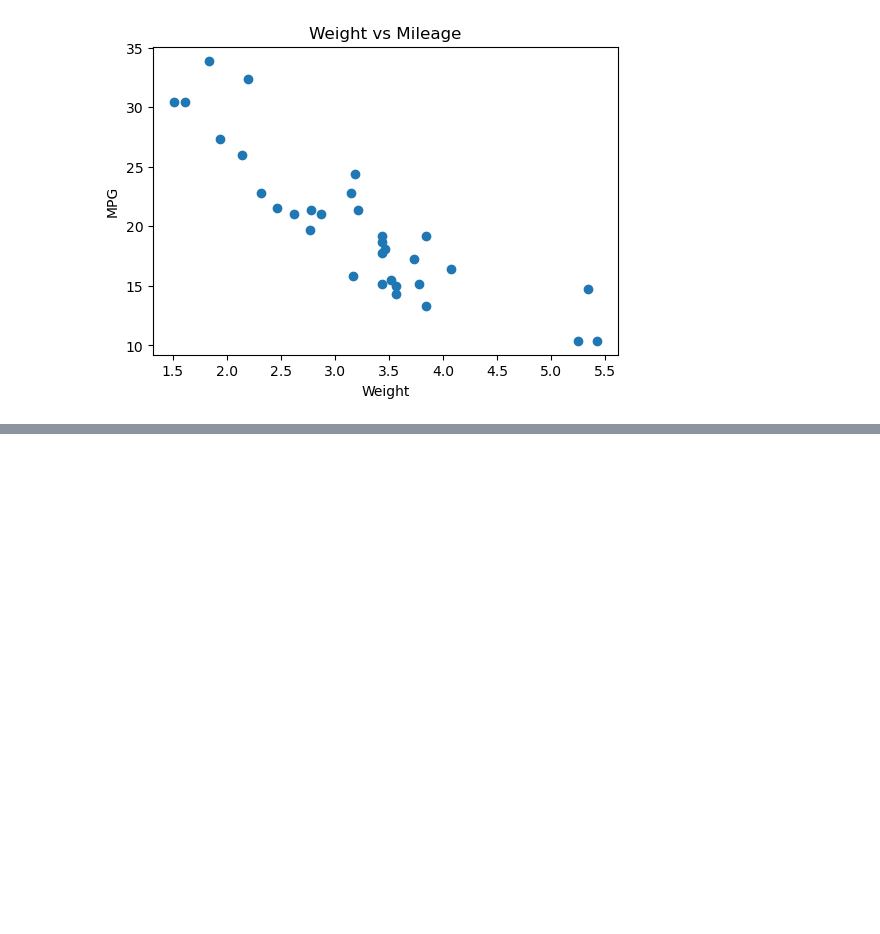
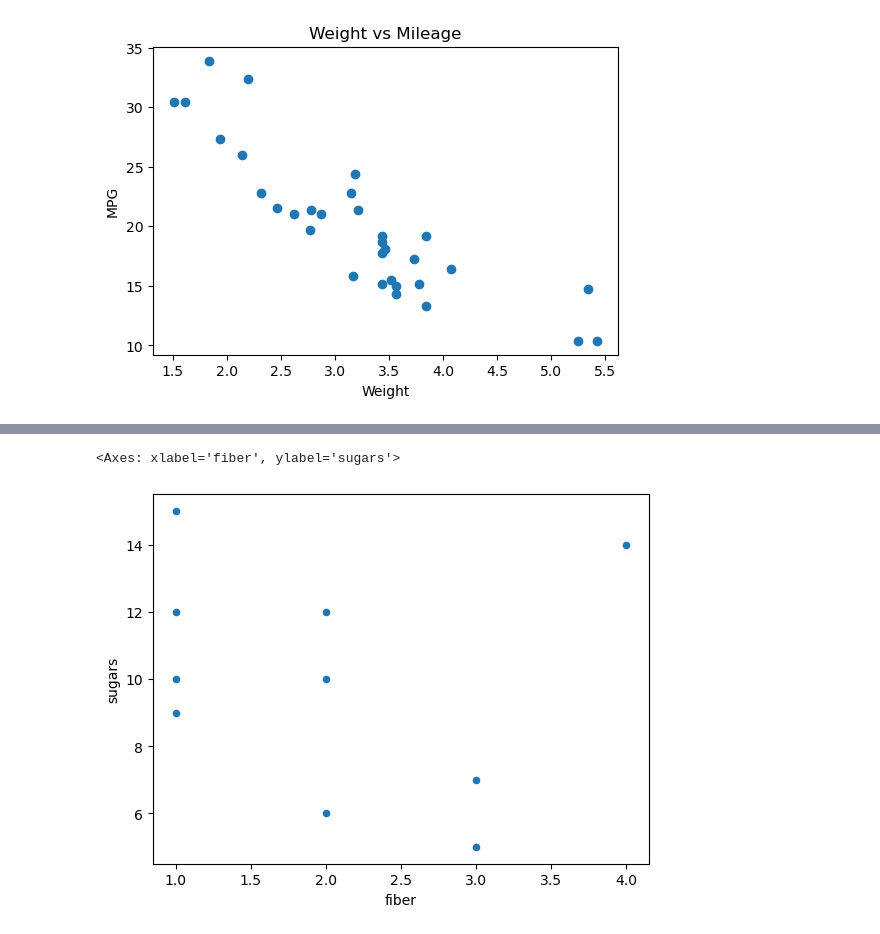
Before and after one commit to jishnusamal/data-visualization-lab, a Jupyter notebook: Lab-6/Lab-6.ipynb, the cells around one changed output, grey strips where cells are left out. Saved outputs shown, nothing was run; the diff lists cells and outputs as text; code cells hidden in the pictures; blank space fills up the shorter version.

```diff
--- a/Lab-6/Lab-6.ipynb
+++ b/Lab-6/Lab-6.ipynb
@@ -58,0 +94,5 @@ sns.boxplot(data=mtdf, x="am", y="mpg")
+# %%
+cdf.plot.scatter(x="fiber", y="sugars")
+# %% [output]
+<Axes: xlabel='fiber', ylabel='sugars'>
+[figure, added]
```
Also changed, not shown: parts of 9 cells of this notebook, 15 other files.
